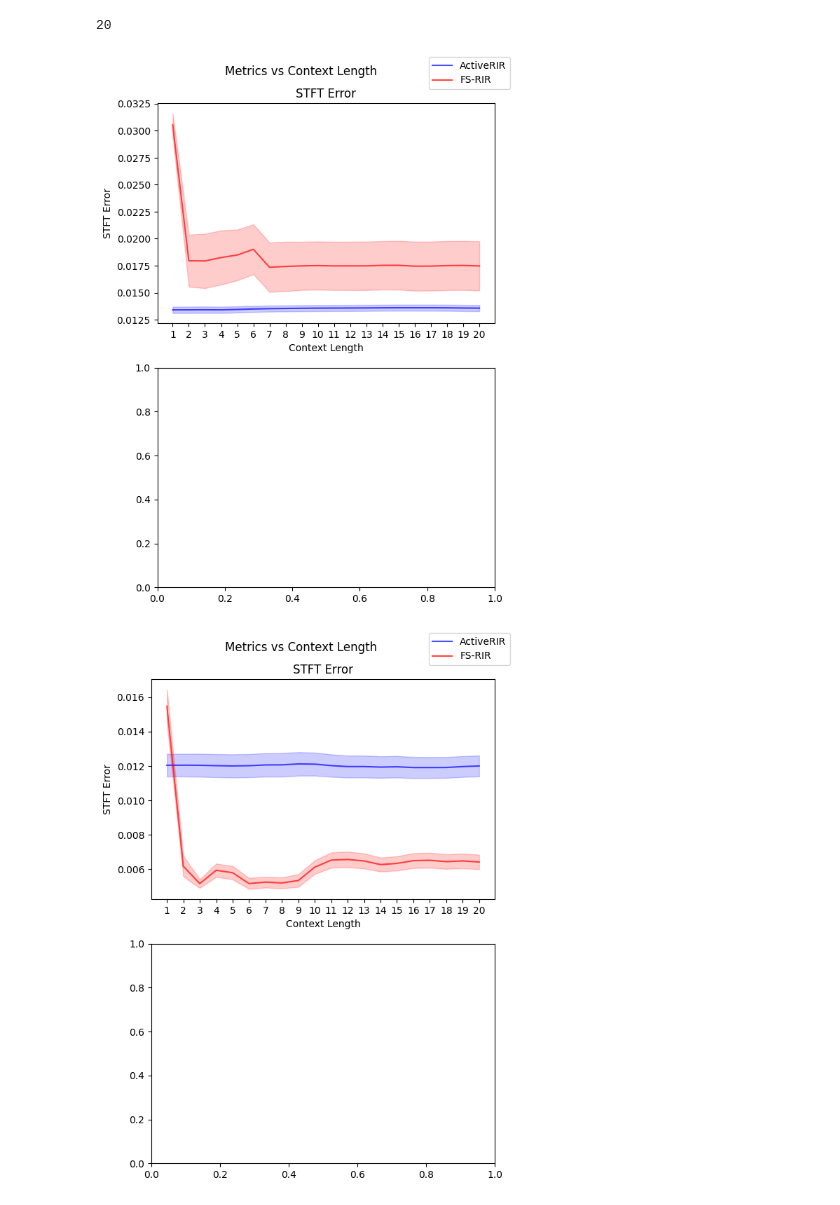
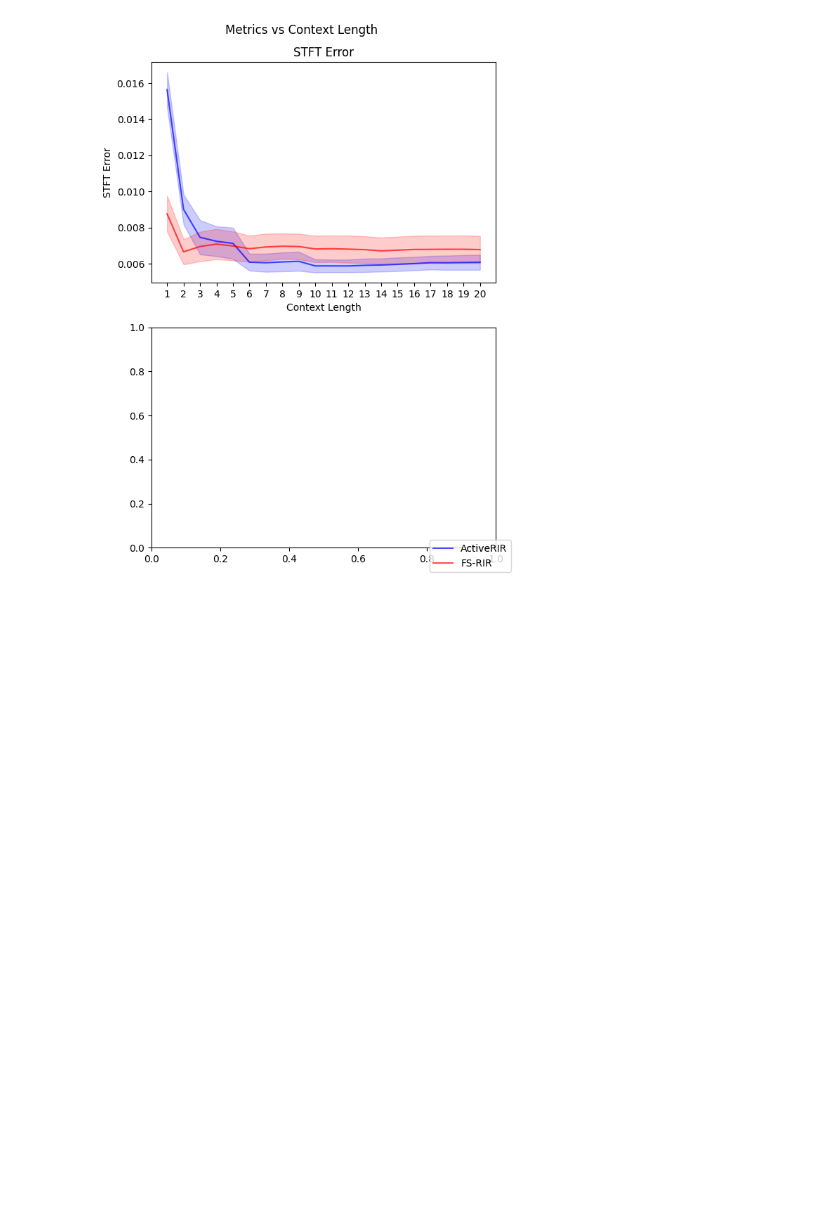
Before and after one commit to arjunrs1/active-rir, a Jupyter notebook: scripts/eval_stats_aggregation/error_fn_context_visualization.ipynb, the cells around one changed output. Cells and saved outputs as stored; diff of their text form; code cells hidden in the pictures; blank space fills up the shorter version.

```diff
--- a/scripts/eval_stats_aggregation/error_fn_context_visualization.ipynb
+++ b/scripts/eval_stats_aggregation/error_fn_context_visualization.ipynb
@@ -32,7 +32,9 @@ active_rir_errors_path = "intermediate_errors_full.json"
 tb_dir = "tb"
 
 #choose which run to visualize:
-run = "DDPPO_SD_NA_1500_continuous_all_train_v4"
+run = "US_NA_1500_5k_eps_per_scene"
+#SD_A_1500_early_cooldown
+#US_NA_1500
 
 with open(os.path.join(root_dir, run, tb_dir, fs_rir_errors_path)) as f:
     fs_rir_errors = json.load(f)
@@ -46,8 +48,4 @@ episodes = [lst['episode'][1] for lst in fs_rir_errors if len(lst) > 0]
 fs_rir_errors = [lst['metrics'] for lst in fs_rir_errors if len(lst) > 0]
-# %%
-len(active_rir_errors[0])
-# %% [output]
-20
 # %%
 if visualize_single_trajectories:
     pass
@@ -55,17 +53,15 @@ else:
     active_rir_errors = format_all_trajectories(active_rir_errors)
     fs_rir_errors = format_all_trajectories(fs_rir_errors)
 # %%
-keys_to_plot = ['stft_l1_distance'] #, 'diff_rt_startFrom60dB', 'diff_drr_3ms'
-#keys_to_plot = ['stft_l1_distance', 'diff_rt_startFrom60dB', 'rel_diff_rt_startFrom60dB', 'rel_diff_edt', 'diff_drr_3ms', 'rel_diff_drr_3ms']
+keys_to_plot = ['stft_l1_distance'] #, 'diff_rt_startFrom60dB', 'rel_diff_rt_startFrom60dB', 'rel_diff_edt', 'diff_drr_3ms', 'rel_diff_drr_3ms'
 key_short_names = ['STFT Error', 'RTE', 'Rel RTE', 'EDT', 'DRRE', 'Rel DRRE']
 
 if visualize_single_trajectories:
-    for active_error, fsrir_error in zip(active_rir_errors, fs_rir_errors):
+    for index, (active_error, fsrir_error) in enumerate(zip(active_rir_errors, fs_rir_errors)):
         # Extract the keys you want to plot
 
-
         # Create subplots for each key
-        fig, axes = plt.subplots(len(keys_to_plot)+1, figsize=(6, 8))
+        fig, axes = plt.subplots(len(keys_to_plot)+1, figsize=(10, 10))
 
         legend_labels = []
 
@@ -108,7 +104,7 @@ if visualize_single_trajectories:
         legend_labels.append((active_line, "ActiveRIR"))
         legend_labels.append((fsrir_line, "FS-RIR"))
         fig.legend(*zip(*legend_labels), loc='upper right')
-        plt.suptitle('Metrics vs Context Length ')
+        plt.suptitle(f'Metrics vs Context Length (Episode {episodes[index]})')
 
         # Adjust spacing between subplots
         plt.tight_layout()
@@ -116,10 +112,6 @@ if visualize_single_trajectories:
         # Show the plots
         plt.show()
 else:
-    # Extract the keys you want to plot
-    #keys_to_plot = ['stft_l1_distance'] #, 'diff_rt_startFrom60dB', 'diff_drr_3ms'
-    #key_short_names = ['STFT Error', 'RTE', 'DRRE']
-
     # Create subplots for each key
     fig, axes = plt.subplots(len(keys_to_plot)+1, figsize=(6, 8))
     legend_labels = []
@@ -141,33 +133,32 @@ else:
         positions = range(20)
 
         # Plot the mean line
         active_line, = axes[i].plot(positions, mean_active_values, label=f'ActiveRIR (ours)', color='blue', alpha=0.7)
         fsrir_line, = axes[i].plot(positions, mean_fsrir_values, label=f'FS-RIR', color='red', alpha=0.7)
 
         # Plot the standard deviation as shaded area
         axes[i].fill_between(positions, mean_active_values - std_active_values, mean_active_values + std_active_values, alpha=0.2, color='blue')
         axes[i].fill_between(positions, mean_fsrir_values - std_fsrir_values, mean_fsrir_values + std_fsrir_values, alpha=0.2, color='red')
 
         # Customize plot
         axes[i].set_title(f'{key_short_names[i]}')
         axes[i].set_xlabel('Context Length')
         axes[i].set_ylabel(f'{key_short_names[i]}')
         #axes[i].legend()
 
         # Set x-axis ticks to integers
         axes[i].set_xticks(positions)
         axes[i].xaxis.set_major_formatter(plt.FuncFormatter(lambda x, _: int(x+1)))  # Format as integers
 
     legend_labels.append((active_line, "ActiveRIR"))
     legend_labels.append((fsrir_line, "FS-RIR"))
-    fig.legend(*zip(*legend_labels), loc='upper right')
+    fig.legend(*zip(*legend_labels), loc='lower right')
     plt.suptitle('Metrics vs Context Length ')
 
     # Adjust spacing between subplots
     plt.tight_layout()
 
     # Show the plots
     plt.show()
 # %% [output]
-[figure, old version]
+[figure, new version]
-[figure, removed]
```
Also changed, not shown: parts of 2 cells of this notebook, 14 other files.
